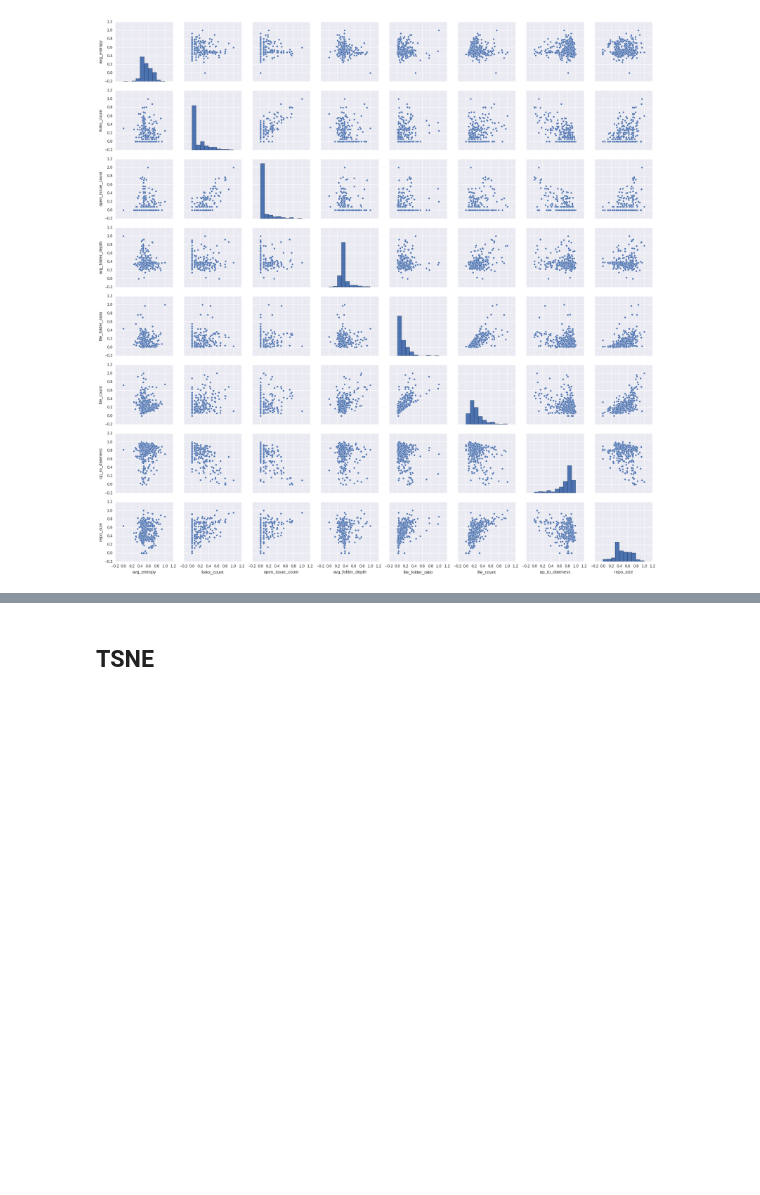
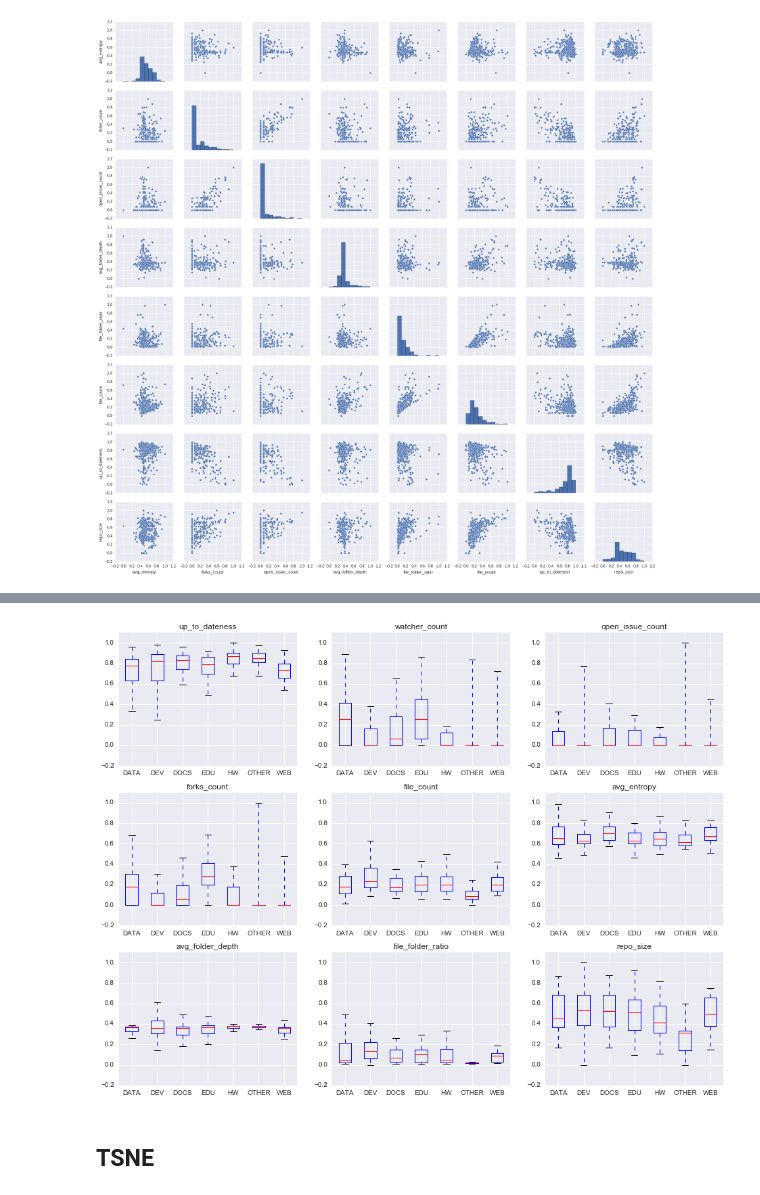
Before and after one commit to mbornstein/GithubRepoClassification, a Jupyter notebook: Data Visualization.ipynb, the cells around one changed output, grey strips where cells are left out. Cells and saved outputs as stored; diff of their text form; code cells hidden in the pictures; blank space fills up the shorter version.

```diff
--- a/Data Visualization.ipynb
+++ b/Data Visualization.ipynb
@@ -144,3 +106,23 @@ None
+# %%
+def boxplots(data):
+    fig, axes = plt.subplots(nrows=3, ncols=3, figsize=(16, 12))
+    for i, metric in enumerate(metric_list):
+        x = i % 3
+        y = int(i / 3.0)
+        data_per_metric = data[metric]
+
+        classes = np.unique(y_data)
+        data_per_class = []
+        for cls in classes:
+            data_per_class.append(data_per_metric[y_data == cls])
+
+        axes[y, x].boxplot(data_per_class, labels=classes)
+        axes[y, x].set_title(metric)
+        axes[y, x].set_ylim([-0.2, 1.1])
+# %%
+boxplots(norm_data)
+# %% [output]
+[figure, added]
 # %% [markdown]
 ## TSNE
 # %%
```
Also changed, not shown: parts of 5 cells of this notebook, 3 other files.
